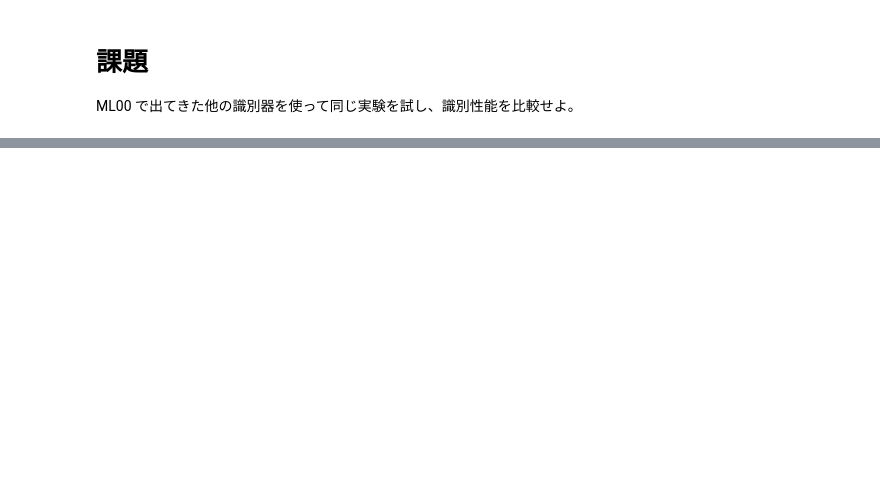
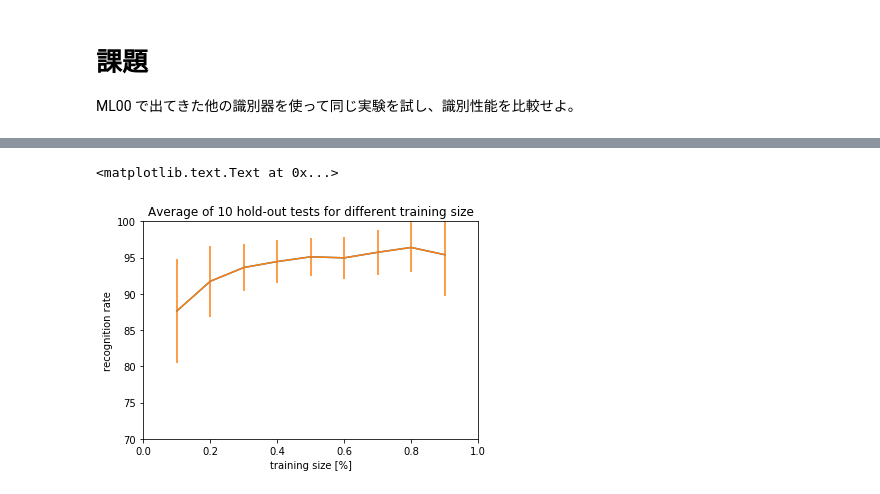
Before and after one commit to yoosisama/MLLesson, a Jupyter notebook: ML00 オリエンテーション/L002_IRIS01識別実験.ipynb, the cells around one changed output, grey strips where cells are left out. Cells and saved outputs as stored; diff of their text form; code cells hidden in the pictures; blank space fills up the shorter version.

```diff
--- a/ML00 オリエンテーション/L002_IRIS01識別実験.ipynb
+++ b/ML00 オリエンテーション/L002_IRIS01識別実験.ipynb
@@ -258,0 +254,29 @@ clf = svm.LinearSVC(C=1)
+# %%
+from sklearn import svm
+# オブジェクト作成
+clf = svm.LinearSVC(C=1)
+all_mean = []
+all_std  = []
+
+for train_size in train_sizes: #  ループを回る毎に学習に用いる割合を増やして繰り返す
+
+    ss = ShuffleSplit(n_splits=100,
+                      train_size=train_size,
+                      test_size=1-train_size)
+
+    scores = []
+    for train_index, test_index in ss.split(X):
+
+        X_train, X_test = X.iloc[train_index], X.iloc[test_index]
+        y_train, y_test = y[train_index], y[test_index]
+
+        clf.fit(X_train, y_train)
+        score = clf.score(X_test, y_test)
+        scores.append(score)
+
+    scores = np.array(scores)
+    print("train_size {0:.0f}%: {1:4.2f} +/- {2:4.2f} %".format(train_size    * 100,
+                                                                scores.mean() * 100,
+                                                                scores.std()  * 100))
+    all_mean.append(scores.mean() * 100)
+    all_std.append(scores.std() * 100)
@@ -258,0 +293,11 @@ clf = svm.LinearSVC(C=1)
+# %%
+plt.plot(train_sizes, all_mean)
+plt.ylim(70,100)
+plt.xlim(0,1)
+plt.errorbar(train_sizes, all_mean, yerr=all_std)
+plt.xlabel("training size [%]")
+plt.ylabel("recognition rate")
+plt.title("Average of 10 hold-out tests for different training size")
+# %% [output]
+<matplotlib.text.Text at 0x...>
+[figure, added]
```
Also changed, not shown: parts of 6 cells of this notebook, 1 other file.
